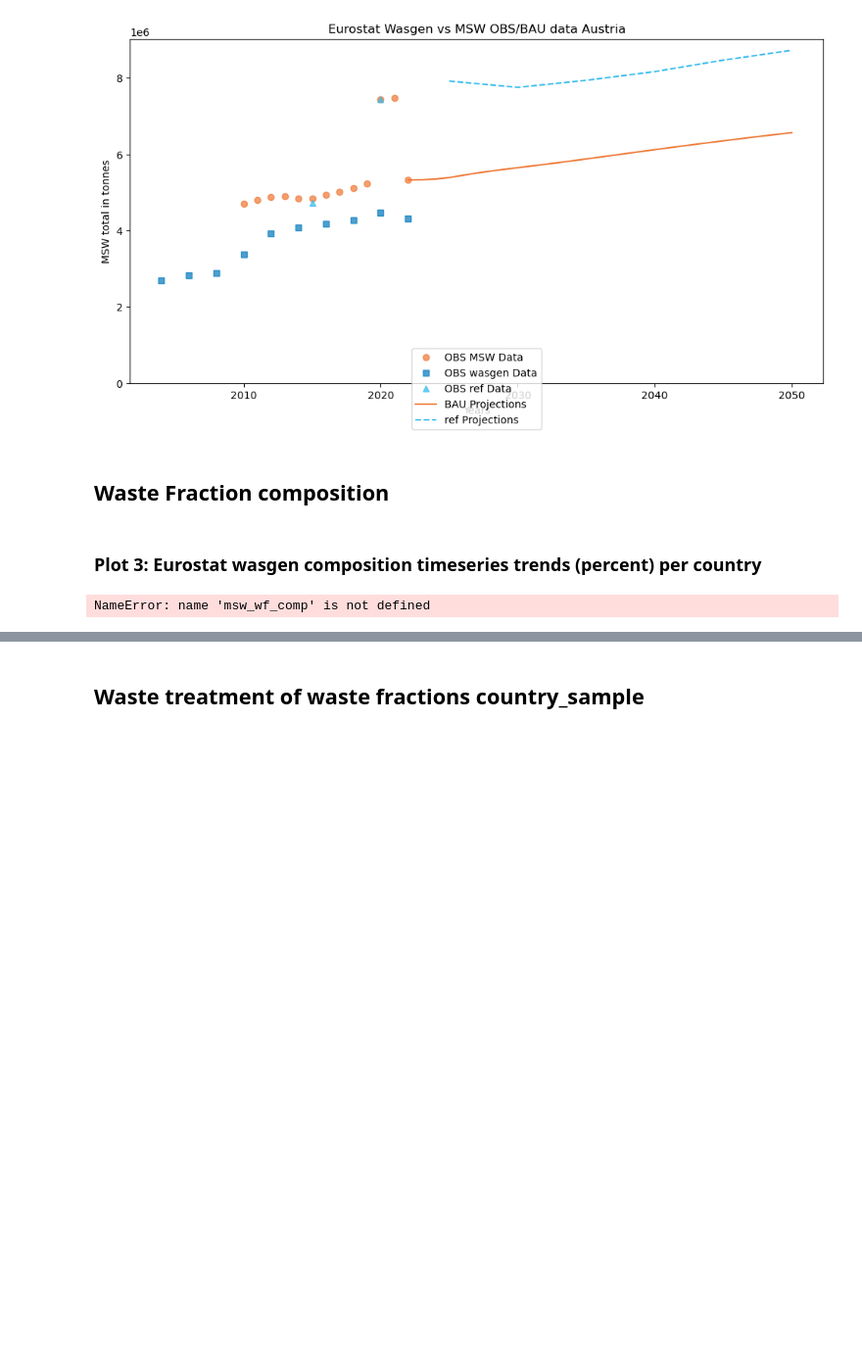
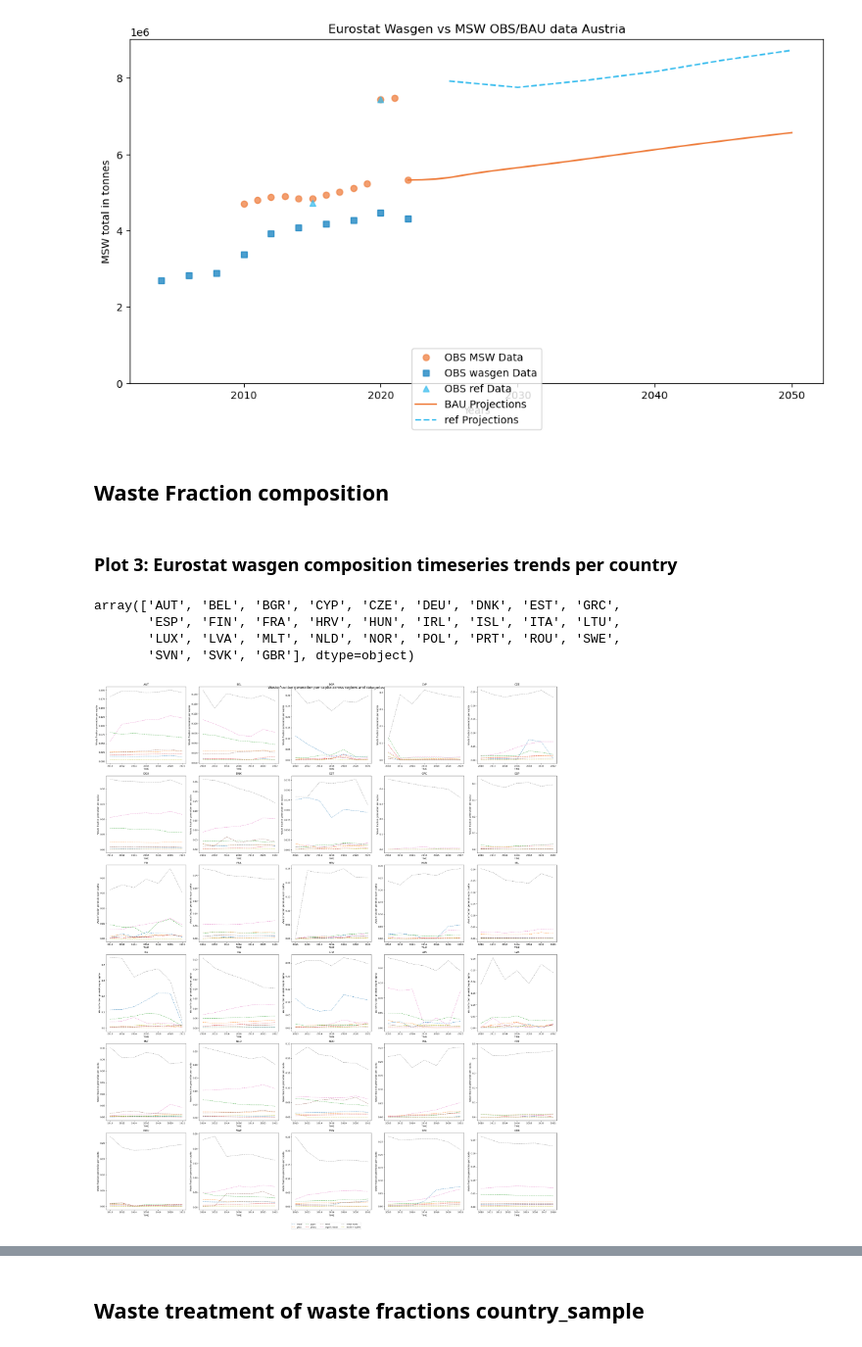
Before and after one commit to SowmyaMRavisandiran/MSWI_Ash, a Jupyter notebook: model/3.1 plot_msw_comp.ipynb, the cells around one changed output, grey strips where cells are left out. Shown at 98% size. Saved outputs shown, nothing was run; the diff lists cells and outputs as text; code cells hidden in the pictures; blank space fills up the shorter version.

```diff
--- a/model/3.1 plot_msw_comp.ipynb
+++ b/model/3.1 plot_msw_comp.ipynb
@@ -115,8 +115,46 @@ plt.show()
 # %% [markdown]
 ## Waste Fraction composition
 # %% [markdown]
-### Plot 3: Eurostat wasgen composition timeseries trends (percent) per country
+### Plot 3: Eurostat wasgen composition timeseries trends per country
-# %%
-msw_wf_comp.head()
-# %% [output]
-NameError: name 'msw_wf_comp' is not defined
+# %%
+msw_wf_comp_exmin = msw_wf_comp.loc[~(msw_wf_comp['category code'].isin(['W12-13','W077_08', 'W01-05','W11']))]
+# %%
+msw_wf_comp_exmin['LOCATION'].unique()
+# %% [output]
+array(['AUT', 'BEL', 'BGR', 'CYP', 'CZE', 'DEU', 'DNK', 'EST', 'GRC',
+       'ESP', 'FIN', 'FRA', 'HRV', 'HUN', 'IRL', 'ISL', 'ITA', 'LTU',
+       'LUX', 'LVA', 'MLT', 'NLD', 'NOR', 'POL', 'PRT', 'ROU', 'SWE',
+       'SVN', 'SVK', 'GBR'], dtype=object)
+# %%
+fig, axes = plt.subplots(6, 5, figsize=(30, 35))
+axes = axes.flatten()
+
+cmap = plt.get_cmap('tab10')
+colors = {cat: cmap(i / len(msw_wf_comp_exmin['Aggregated category name'].unique())) for i, cat in enumerate(msw_wf_comp_exmin['Aggregated category name'].unique())}
+
+
+for i, reg in enumerate(msw_wf_comp_exmin['LOCATION'].unique()):
+    reg_data = msw_wf_comp_exmin.loc[msw_wf_comp_exmin['LOCATION'] == reg]
+    for cat in reg_data['Aggregated category name'].unique():
+        cat_data = reg_data.loc[reg_data['Aggregated category name'] == cat]
+        axes[i].plot(cat_data['TIME'], cat_data['Waste fraction per capita'], '--', label=cat, color = colors[cat], alpha=0.7)
+    axes[i].set_xlabel('TIME')
+    axes[i].set_ylabel('Waste fraction generation per capita')
+    axes[i].set_title(reg)
+
+
+    # collect unique handles/labels across axes for a single bottom legend
+handles = []
+labels = []
+for ax in axes:
+    for handle, label in zip(*ax.get_legend_handles_labels()):
+        if label not in labels:
+            handles.append(handle)
+            labels.append(label)
+
+fig.legend(handles, labels, loc='lower center', ncol=4, fontsize='small', bbox_to_anchor=(0.5, -0.02))
+fig.subplots_adjust(top=0.95, bottom=0.16)
+fig.suptitle('Waste fraction generation per capita across regions and categories', fontsize=16)
+fig.tight_layout()
+# %% [output]
+[figure, added]
```
Also changed, not shown: parts of 10 cells of this notebook.
